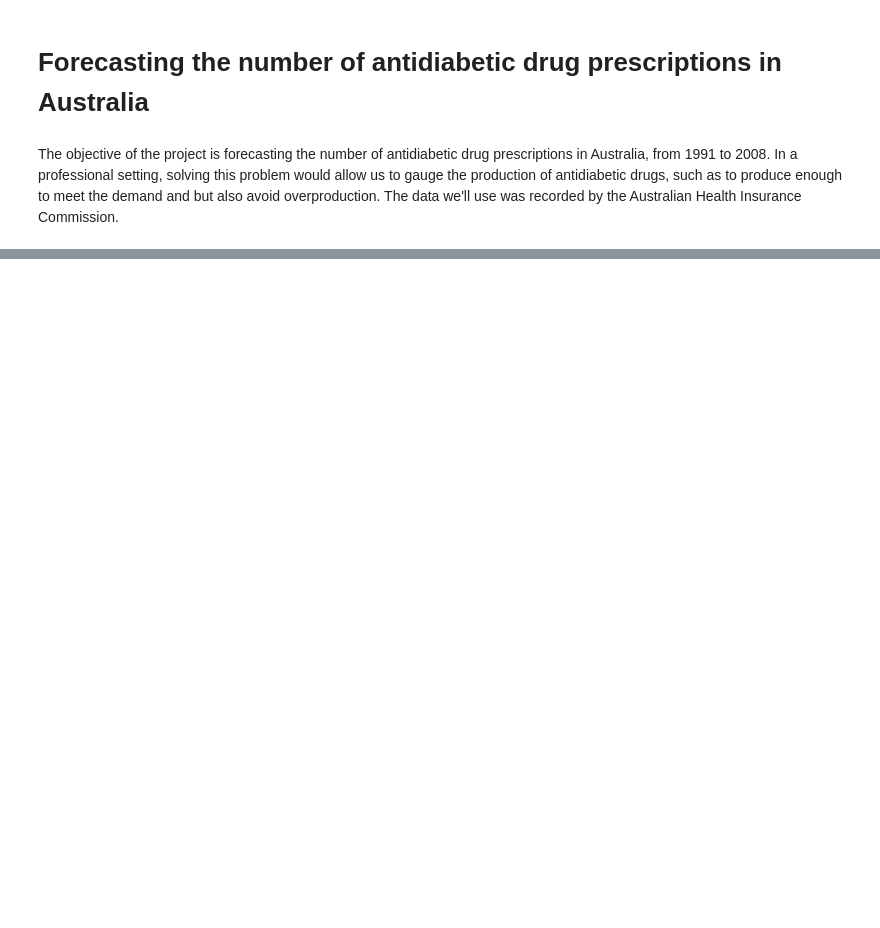
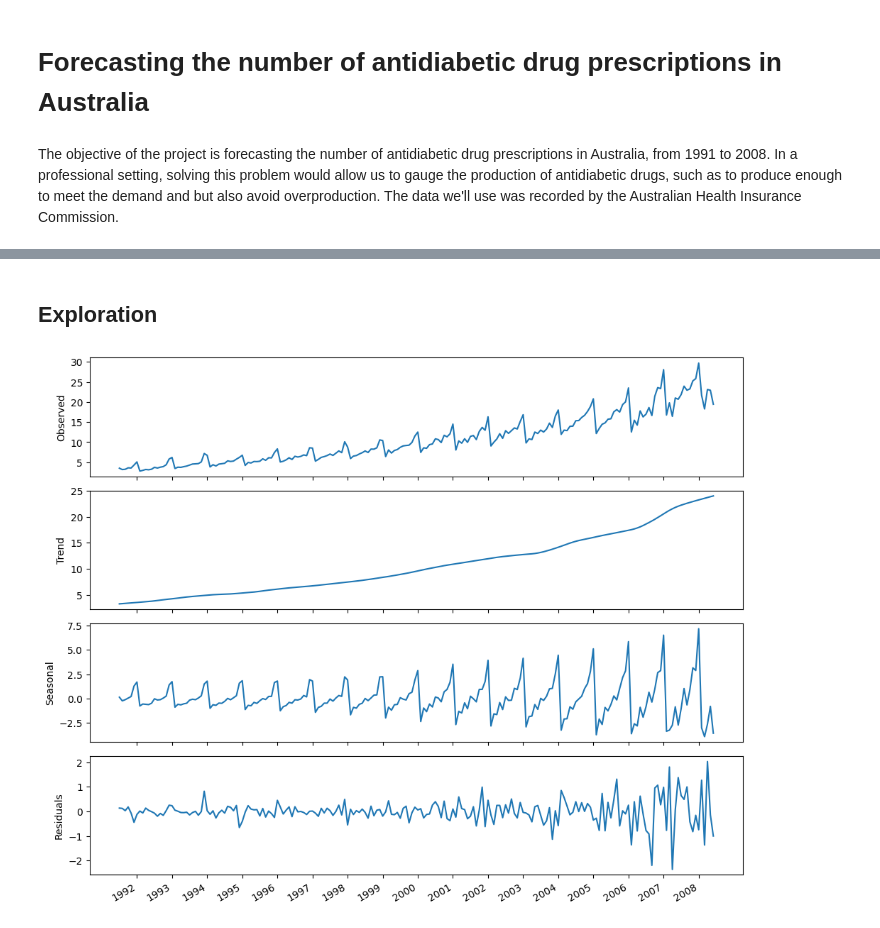
Before and after one commit to xbadiam/Forecasting, a Jupyter notebook: notebooks/Antidiabetic_drug_prescriptions/data/Antidiabetic_drug_prescriptions.ipynb, the cells around one changed output, grey strips where cells are left out. Drawn from its saved outputs; the diff is of its cells as text; code cells hidden in the pictures; blank space fills up the shorter version.

```diff
--- a/notebooks/Antidiabetic_drug_prescriptions/data/Antidiabetic_drug_prescriptions.ipynb
+++ b/notebooks/Antidiabetic_drug_prescriptions/data/Antidiabetic_drug_prescriptions.ipynb
@@ -13,0 +107,27 @@ The objective of the project is forecasting the number of antidiabetic drug pres
+# %% [markdown]
+## Exploration
+# %%
+# Column y holds the number of monthly antidiabetic prescriptions. Also, the period
+# is set to 12, since we have monthly data.
+decomposition = STL(df.y, period=12).fit()
+
+fig, (ax1, ax2, ax3, ax4) = plt.subplots(nrows=4, ncols=1, sharex=True, figsize=(10,8))
+
+ax1.plot(decomposition.observed)
+ax1.set_ylabel('Observed')
+
+ax2.plot(decomposition.trend)
+ax2.set_ylabel('Trend')
+
+ax3.plot(decomposition.seasonal)
+ax3.set_ylabel('Seasonal')
+
+ax4.plot(decomposition.resid)
+ax4.set_ylabel('Residuals')
+
+plt.xticks(np.arange(6, 203, 12), np.arange(1992, 2009, 1))
+
+fig.autofmt_xdate()
+plt.tight_layout()
+# %% [output]
+[figure, added]
```
Also changed, not shown: parts of 7 cells of this notebook.
